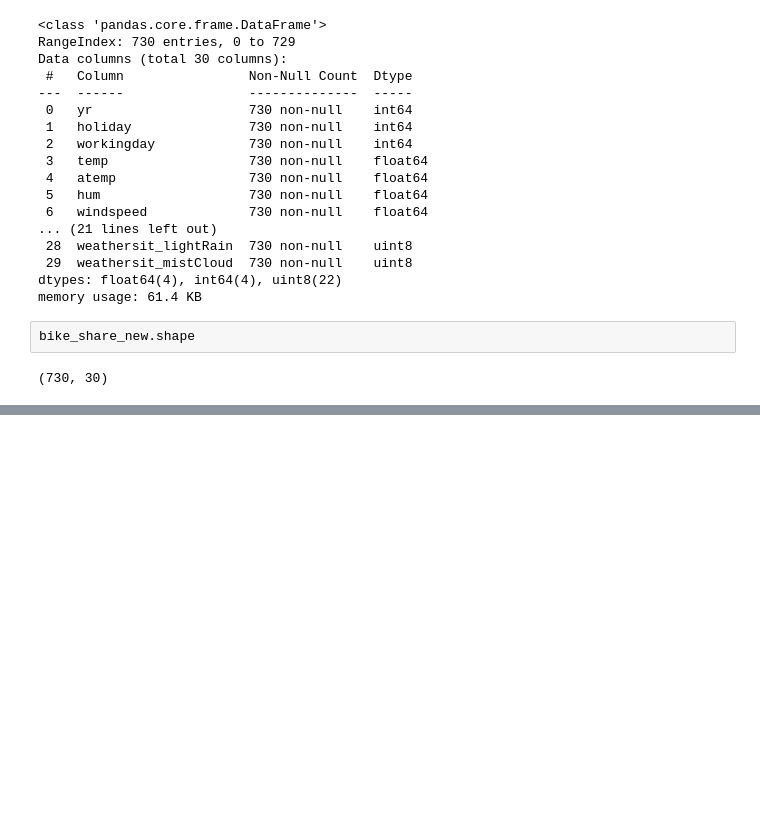
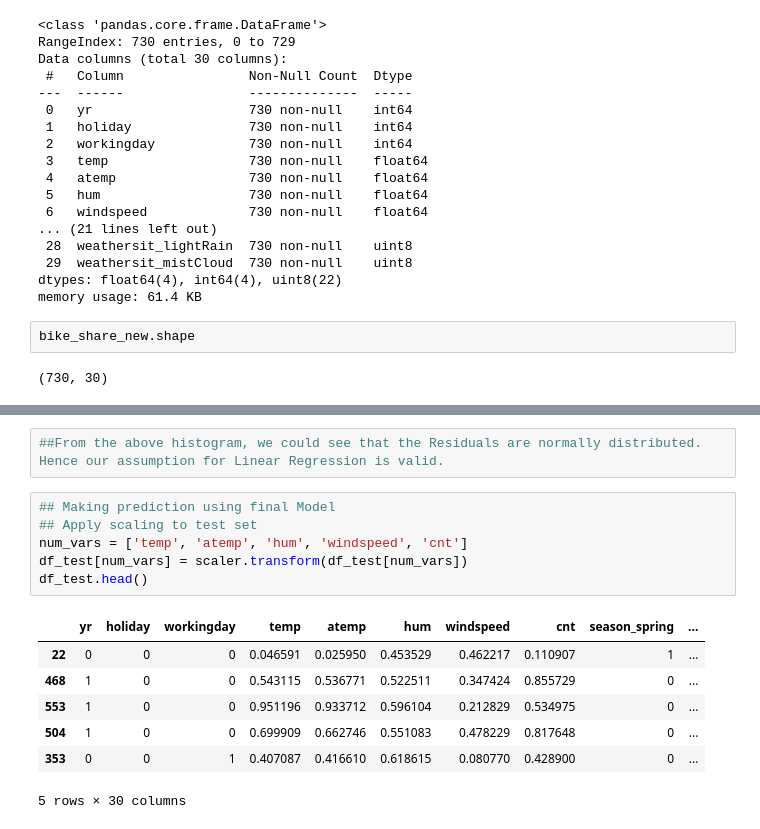
Before and after one commit to ravi2106shekhar/BikeSharingMLR, a Jupyter notebook: RAVI_SHEKHAR_Bike Sharing Assignment.ipynb, the cells around one changed output, grey strips where cells are left out. Drawn from its saved outputs; the diff is of its cells as text; blank space fills up the shorter version.

```diff
--- a/RAVI_SHEKHAR_Bike Sharing Assignment.ipynb
+++ b/RAVI_SHEKHAR_Bike Sharing Assignment.ipynb
@@ -304,0 +689,16 @@ Index(['holiday', 'season_summer', 'mnth_2', 'mnth_4', 'mnth_6', 'mnth_7',
+# %%
+##From the above histogram, we could see that the Residuals are normally distributed. Hence our assumption for Linear Regression is valid.
+# %%
+## Making prediction using final Model
+## Apply scaling to test set
+num_vars = ['temp', 'atemp', 'hum', 'windspeed', 'cnt']
+df_test[num_vars] = scaler.transform(df_test[num_vars])
+df_test.head()
+# %% [output]
+|  | yr | holiday | workingday | temp | atemp | hum | windspeed | cnt | season_spring | ... |
+| 22 | 0 | 0 | 0 | 0.046591 | 0.025950 | 0.453529 | 0.462217 | 0.110907 | 1 | ... |
+| 468 | 1 | 0 | 0 | 0.543115 | 0.536771 | 0.522511 | 0.347424 | 0.855729 | 0 | ... |
+| 553 | 1 | 0 | 0 | 0.951196 | 0.933712 | 0.596104 | 0.212829 | 0.534975 | 0 | ... |
+| 504 | 1 | 0 | 0 | 0.699909 | 0.662746 | 0.551083 | 0.478229 | 0.817648 | 0 | ... |
+| 353 | 0 | 0 | 1 | 0.407087 | 0.416610 | 0.618615 | 0.080770 | 0.428900 | 0 | ... |
+5 rows × 30 columns
```
Also changed, not shown: parts of 65 cells of this notebook.
